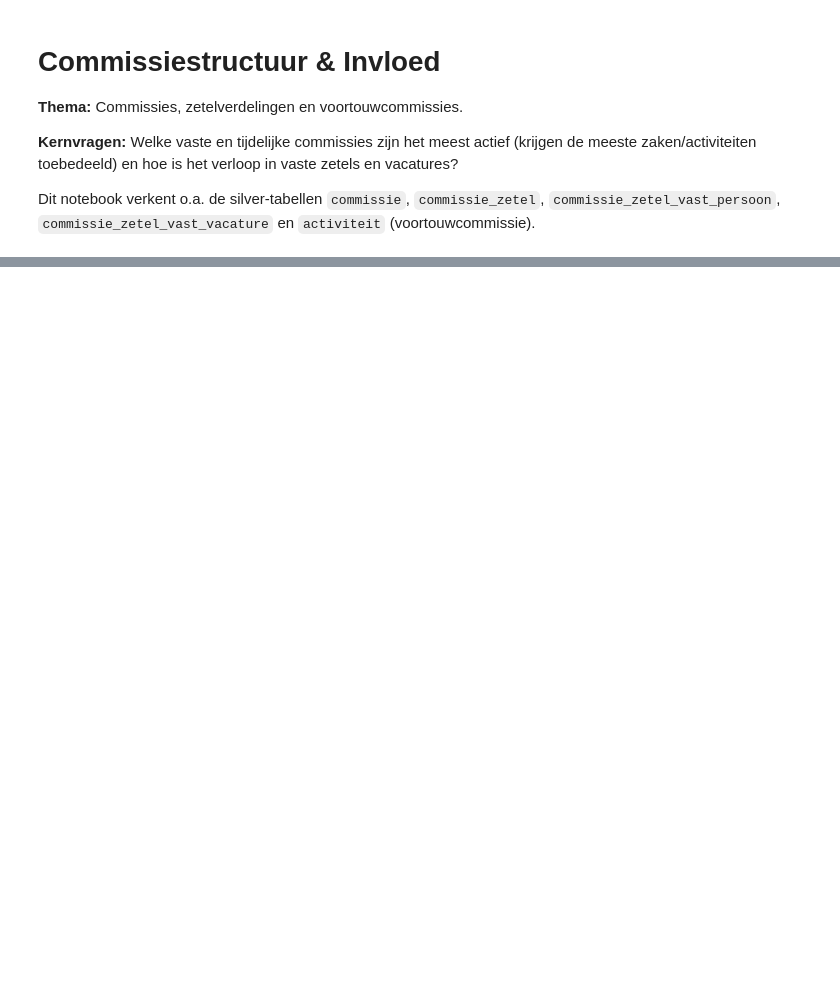
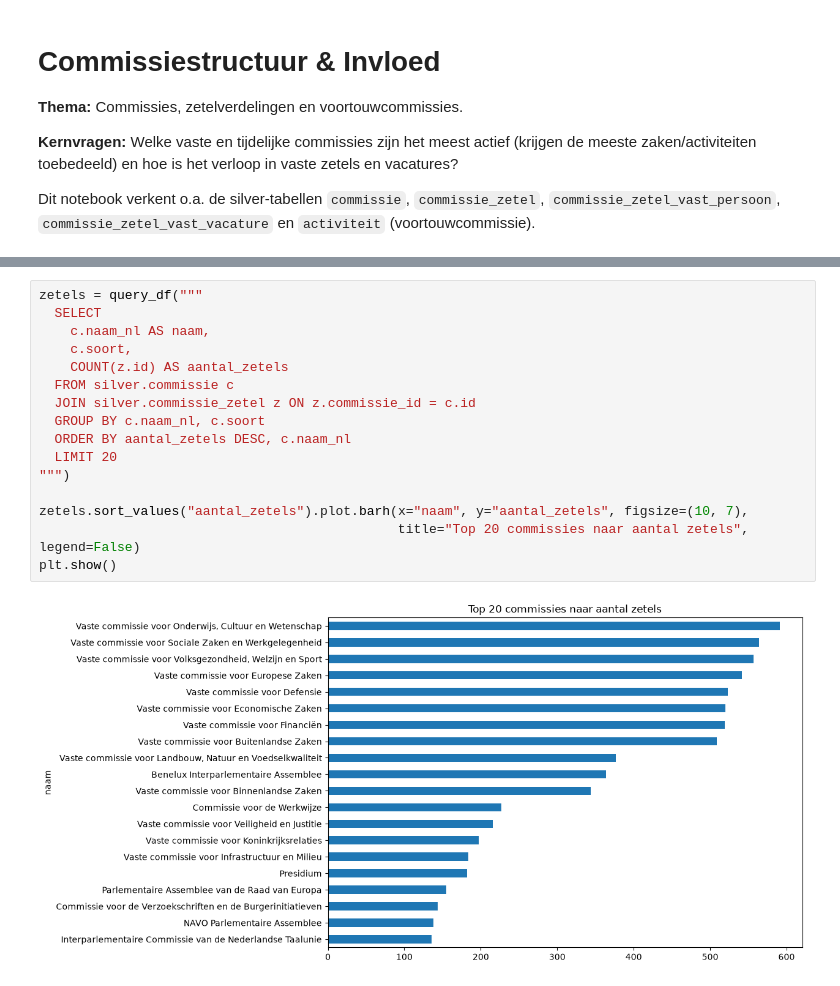
Before and after one commit to ElizeWierenga/tweedekamer-monitor, a Jupyter notebook: eda/commissiestructuur_invloed.ipynb, the cells around one changed output, grey strips where cells are left out. Saved outputs shown, nothing was run; the diff lists cells and outputs as text; blank space fills up the shorter version.

```diff
--- a/eda/commissiestructuur_invloed.ipynb
+++ b/eda/commissiestructuur_invloed.ipynb
@@ -45,0 +106,18 @@ Geef hier een beschrijving van het onderwerp of deelvraag die je wilt beantwoord
+# %%
+zetels = query_df("""
+  SELECT
+    c.naam_nl AS naam,
+    c.soort,
+    COUNT(z.id) AS aantal_zetels
+  FROM silver.commissie c
+  JOIN silver.commissie_zetel z ON z.commissie_id = c.id
+  GROUP BY c.naam_nl, c.soort
+  ORDER BY aantal_zetels DESC, c.naam_nl
+  LIMIT 20
+""")
+
+zetels.sort_values("aantal_zetels").plot.barh(x="naam", y="aantal_zetels", figsize=(10, 7),
+                                              title="Top 20 commissies naar aantal zetels", legend=False)
+plt.show()
+# %% [output]
+[figure, added]
```
Also changed, not shown: parts of 35 cells of this notebook.
